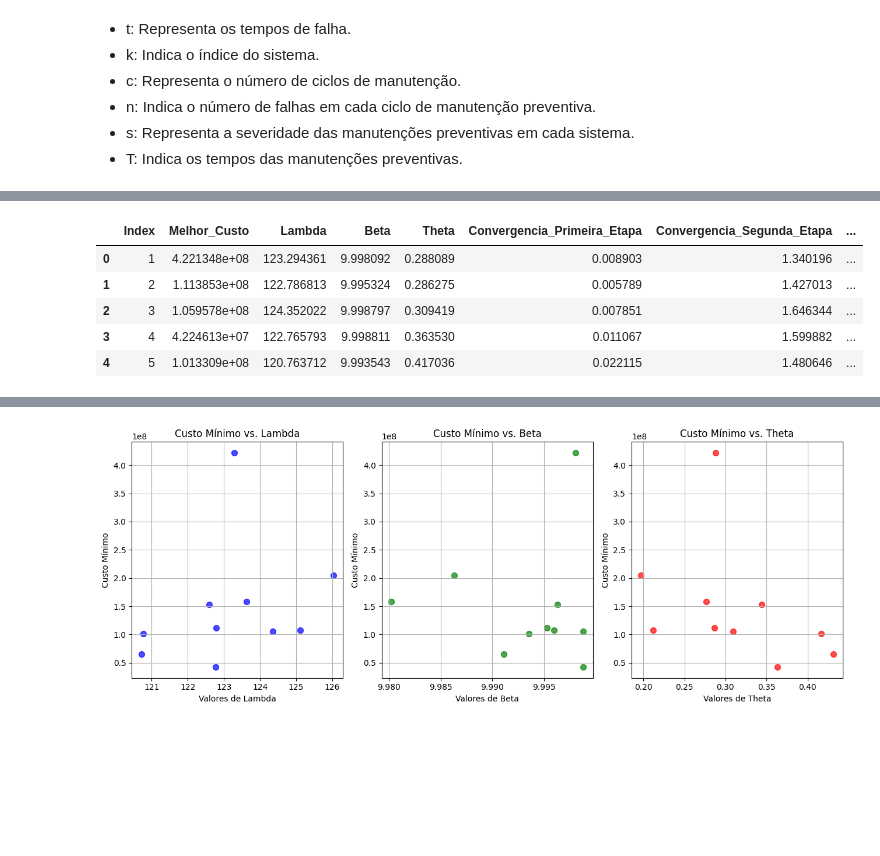
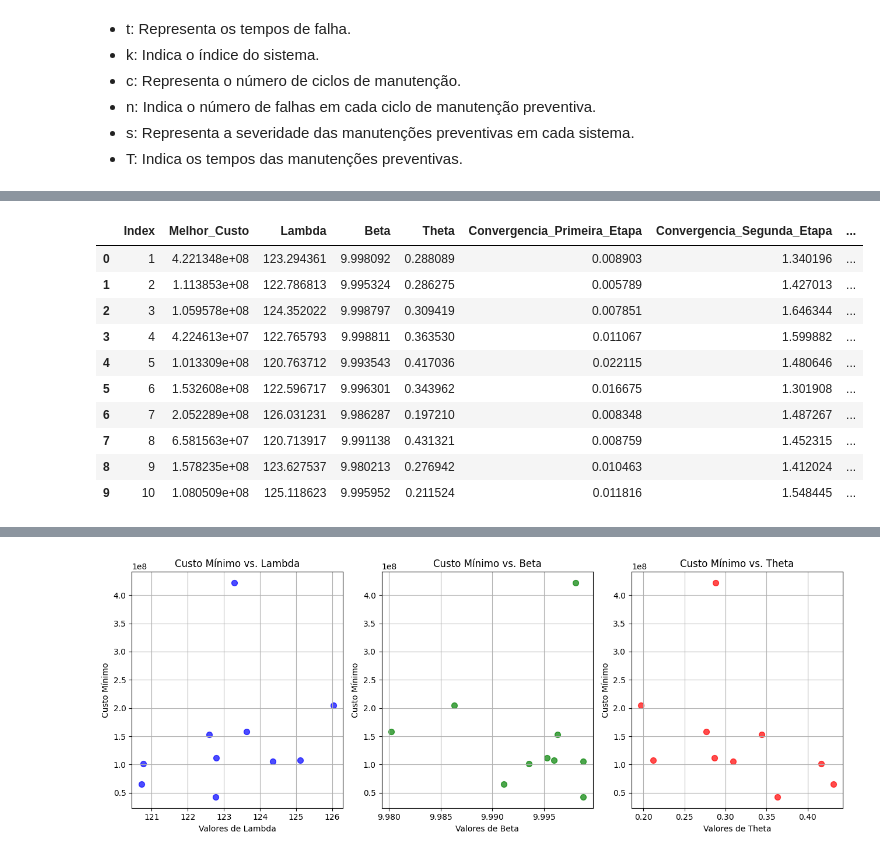
Before and after one commit to uervitonsantos/Otimizacao-Politicaca-Manutencao-Preventiva-Imperfeita, a Jupyter notebook: Algoritmo_PSO_para_otimização_de_custo_de_manutenção_preventiva_v11.ipynb, the cells around one changed output, grey strips where cells are left out. Saved outputs shown, nothing was run; the diff lists cells and outputs as text; code cells hidden in the pictures; blank space fills up the shorter version.

```diff
--- a/Algoritmo_PSO_para_otimização_de_custo_de_manutenção_preventiva_v11.ipynb
+++ b/Algoritmo_PSO_para_otimização_de_custo_de_manutenção_preventiva_v11.ipynb
@@ -729,11 +717,16 @@ plt.show()
 # %%
 # Leitura dos dados de tempo de falha para 4 cenarios de exemplo
 resultado = pd.read_csv('/content/drive/MyDrive/datasets/resultados_optimizacao/resultados_pso/melhor_custo_pso_primeiro_cenario.csv', sep=",")
-resultado.head()
+resultado.head(10)
 # %% [output]
 |  | Index | Melhor_Custo | Lambda | Beta | Theta | Convergencia_Primeira_Etapa | Convergencia_Segunda_Etapa | ... |
 | 0 | 1 | 4.221348e+08 | 123.294361 | 9.998092 | 0.288089 | 0.008903 | 1.340196 | ... |
 | 1 | 2 | 1.113853e+08 | 122.786813 | 9.995324 | 0.286275 | 0.005789 | 1.427013 | ... |
 | 2 | 3 | 1.059578e+08 | 124.352022 | 9.998797 | 0.309419 | 0.007851 | 1.646344 | ... |
 | 3 | 4 | 4.224613e+07 | 122.765793 | 9.998811 | 0.363530 | 0.011067 | 1.599882 | ... |
 | 4 | 5 | 1.013309e+08 | 120.763712 | 9.993543 | 0.417036 | 0.022115 | 1.480646 | ... |
+| 5 | 6 | 1.532608e+08 | 122.596717 | 9.996301 | 0.343962 | 0.016675 | 1.301908 | ... |
+| 6 | 7 | 2.052289e+08 | 126.031231 | 9.986287 | 0.197210 | 0.008348 | 1.487267 | ... |
+| 7 | 8 | 6.581563e+07 | 120.713917 | 9.991138 | 0.431321 | 0.008759 | 1.452315 | ... |
+| 8 | 9 | 1.578235e+08 | 123.627537 | 9.980213 | 0.276942 | 0.010463 | 1.412024 | ... |
+| 9 | 10 | 1.080509e+08 | 125.118623 | 9.995952 | 0.211524 | 0.011816 | 1.548445 | ... |
```
Also changed, not shown: parts of 11 cells of this notebook.
